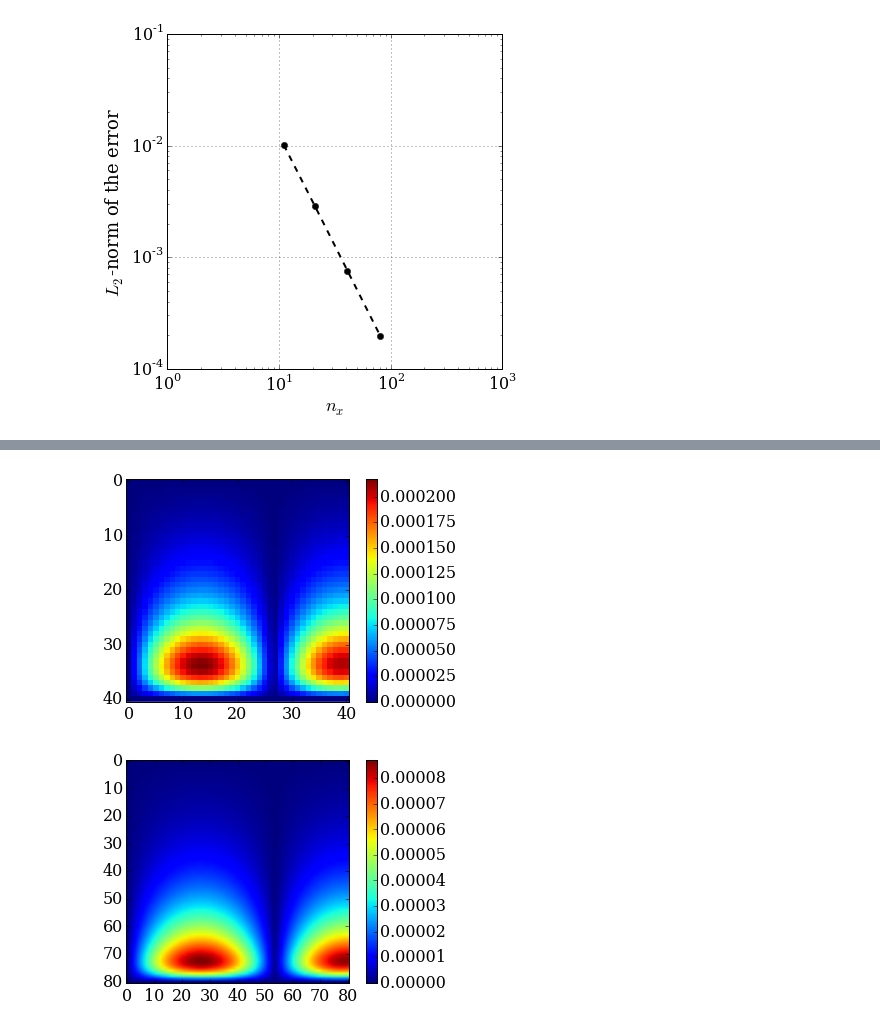
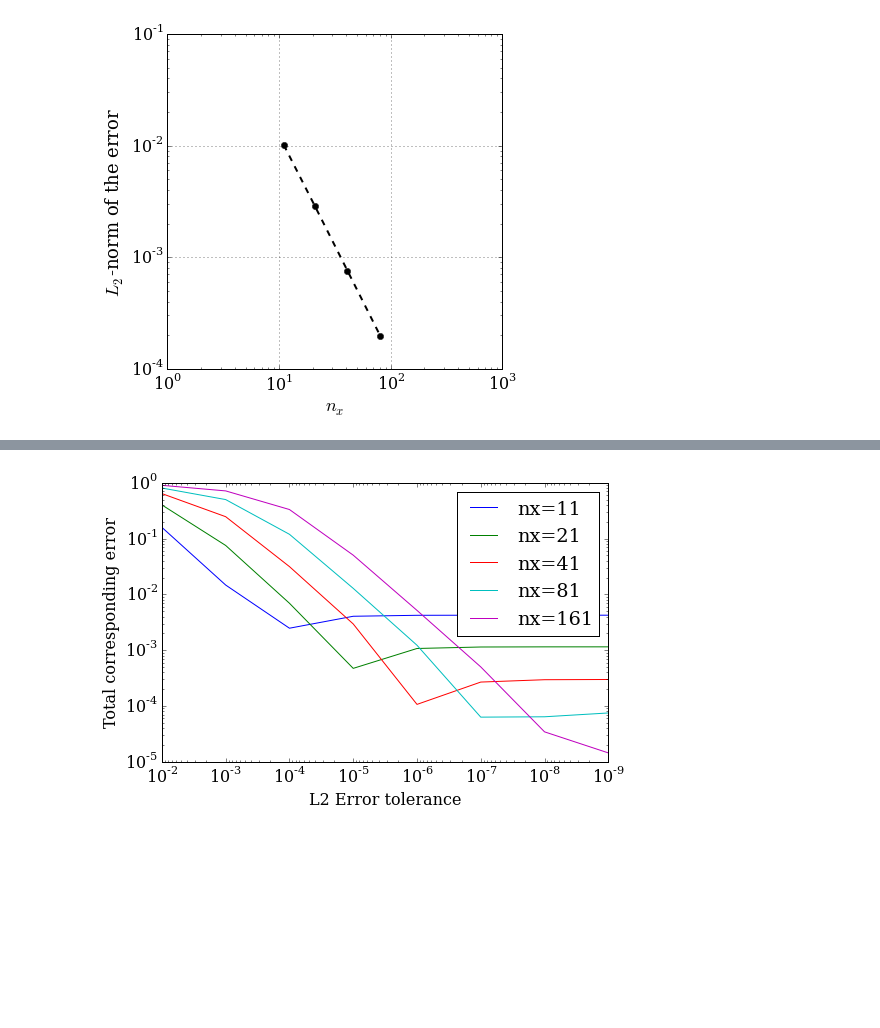
Before and after one commit to yaor/numerical-mooc, a Jupyter notebook: lessons/05_relax/weird.neumann.behavior.ipynb, the cells around one changed output, grey strips where cells are left out. Cells and saved outputs as stored; diff of their text form; code cells hidden in the pictures; blank space fills up the shorter version.

```diff
--- a/lessons/05_relax/weird.neumann.behavior.ipynb
+++ b/lessons/05_relax/weird.neumann.behavior.ipynb
@@ -206,16 +282,22 @@ def l1sum(p, pxy, gridsize):
 # %%
-nx_values = numpy.asarray([11, 21, 41, 81])
+nx_values = numpy.asarray([11, 21, 41, 81, 161])
+l2_targets = numpy.array([1e-2, 1e-3, 1e-4, 1e-5, 1e-6, 1e-7,\
+                          1e-8, 1e-9])
 
-error = numpy.empty((len(nx_values), len(l2_targets)), dtype=numpy.ndarray)
-k = 0
+error = numpy.zeros((len(nx_values), len(l2_targets)))
+
 for i, nx in enumerate(nx_values):
     for j, l2 in enumerate(l2_targets):
-        p, x, y, dx, dy = laplace_IC(nx)
+        p = numpy.zeros((nx, nx))
+        x = numpy.linspace(0,1,nx)
+        y = x.copy()
+        dx = 1.0/(nx-1)
+        dy = dx
 
-        p = laplace2d(p, y, dx, dy,l2)
+        p[:,-1] = p0*numpy.sin(numpy.pi*x/x[-1])
+
+        p, iterations = slaplace2d_dirichlet(p, y, dx, dy,l2)
 
         X, Y = numpy.meshgrid(x,y)
-        pxy = numpy.sinh(1.5*pi*Y / x[-1]) /\
-        (numpy.sinh(1.5*pi*y[-1]/x[-1]))*numpy.sin(1.5*pi*X/x[-1])
-
-        error[i,j] = l1sum(p, pxy, nx).copy()
+        pxy = lap_analytic_dirichlet(x,y,w0)
+        error[i,j] = L2_rel_error(p,pxy)
@@ -232,10 +303,0 @@ pyplot.colorbar();
-# %%
-pyplot.imshow(error[2,0], interpolation='none')
-pyplot.colorbar();
-# %% [output]
-[figure, removed]
-# %%
-pyplot.imshow(error[3,0])
-pyplot.colorbar();
-# %% [output]
-[figure, removed]
@@ -243,0 +304,11 @@ s
+# %%
+pyplot.figure(figsize=(8,5))
+for i, row in enumerate(error):
+    pyplot.loglog(l2_targets, row, label="nx={}".format(nx_values[i]))
+pyplot.legend()
+pyplot.xlabel('L2 Error tolerance')
+pyplot.ylabel('Total corresponding error')
+ax = pyplot.gca()
+ax.invert_xaxis();
+# %% [output]
+[figure, added]
```
Also changed, not shown: parts of 16 cells of this notebook.
